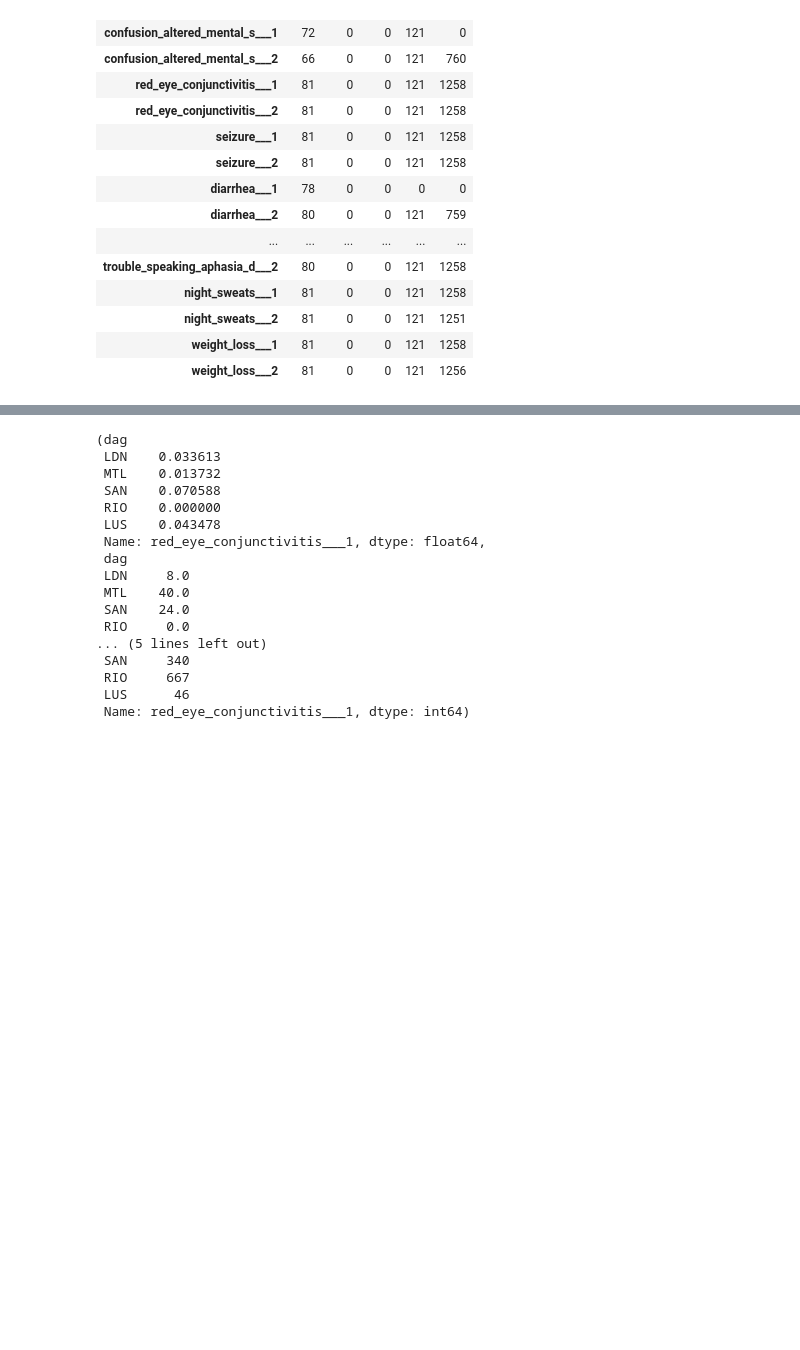
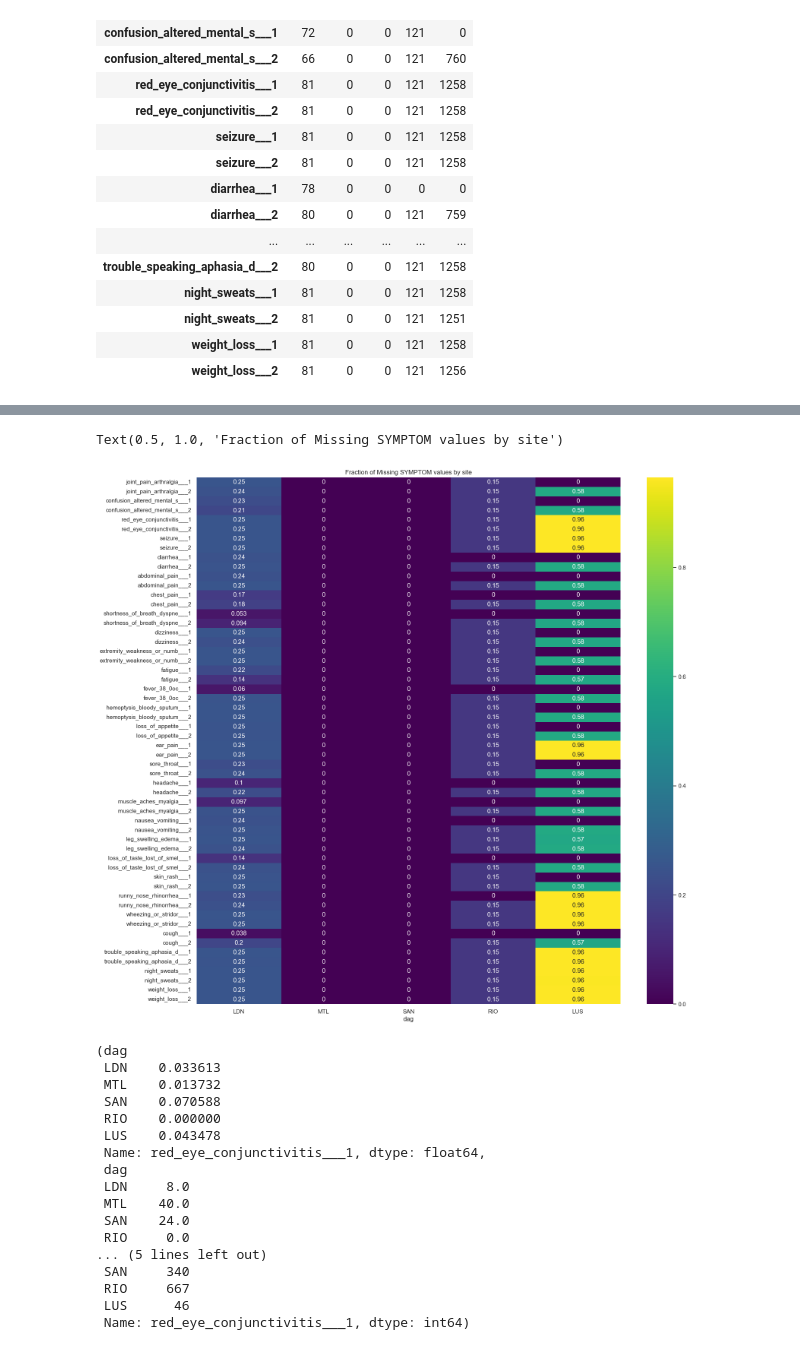
Before and after one commit to davidtweddell/lc_repo, a Jupyter notebook: 01-inspect-data-MP.ipynb, the cells around one changed output, grey strips where cells are left out. Drawn from its saved outputs; the diff is of its cells as text; code cells hidden in the pictures; blank space fills up the shorter version.

```diff
--- a/01-inspect-data-MP.ipynb
+++ b/01-inspect-data-MP.ipynb
@@ -929,6 +975,9 @@ symptom_features = symptom_features.reindex(sorted(symptom_features.columns), ax
 symptom_features.shape
 # %% [output]
 (5664, 56)
+# %%
+# how many records per site?
+site_counts = df['dag'].value_counts().rename(index = site_name_dict)
 # %%
 # how many nulls per site?
 print("Missing SYMPTOM values by site:")
@@ -952,3 +1001,12 @@ Missing SYMPTOM values by site:
 | night_sweats___2 | 81 | 0 | 0 | 121 | 1251 |
 | weight_loss___1 | 81 | 0 | 0 | 121 | 1258 |
 | weight_loss___2 | 81 | 0 | 0 | 121 | 1256 |
+# %%
+
+# divide the missing counts by the total number of records per site
+print("Fraction of missing SYMPTOM values by site:")
+
+missing_symptoms = df.groupby('dag')[SYMP].apply(lambda x: x.isnull().sum()).rename(index = site_name_dict).T
+
+missing_symptoms = missing_symptoms.div(site_counts, axis = 1)
+missing_symptoms
@@ -955,3 +1032,14 @@ Missing SYMPTOM values by site:
+# %%
+# sort the columns so that they appear in the same order as the site_name_dict
+missing_symptoms = missing_symptoms[site_name_dict.values()]
+# %%
+fig, ax = plt.subplots(figsize=(18,18))
+
+sns.heatmap(missing_symptoms, cmap = 'viridis', annot = True, ax =ax)
+plt.title("Fraction of Missing SYMPTOM values by site")
+# %% [output]
+Text(0.5, 1.0, 'Fraction of Missing SYMPTOM values by site')
+[figure, added]
 # %%
 # runny_nose_rhinorrhea___1
 item = "runny_nose_rhinorrhea___1"
```
Also changed, not shown: parts of 51 cells of this notebook, 2 other files.
